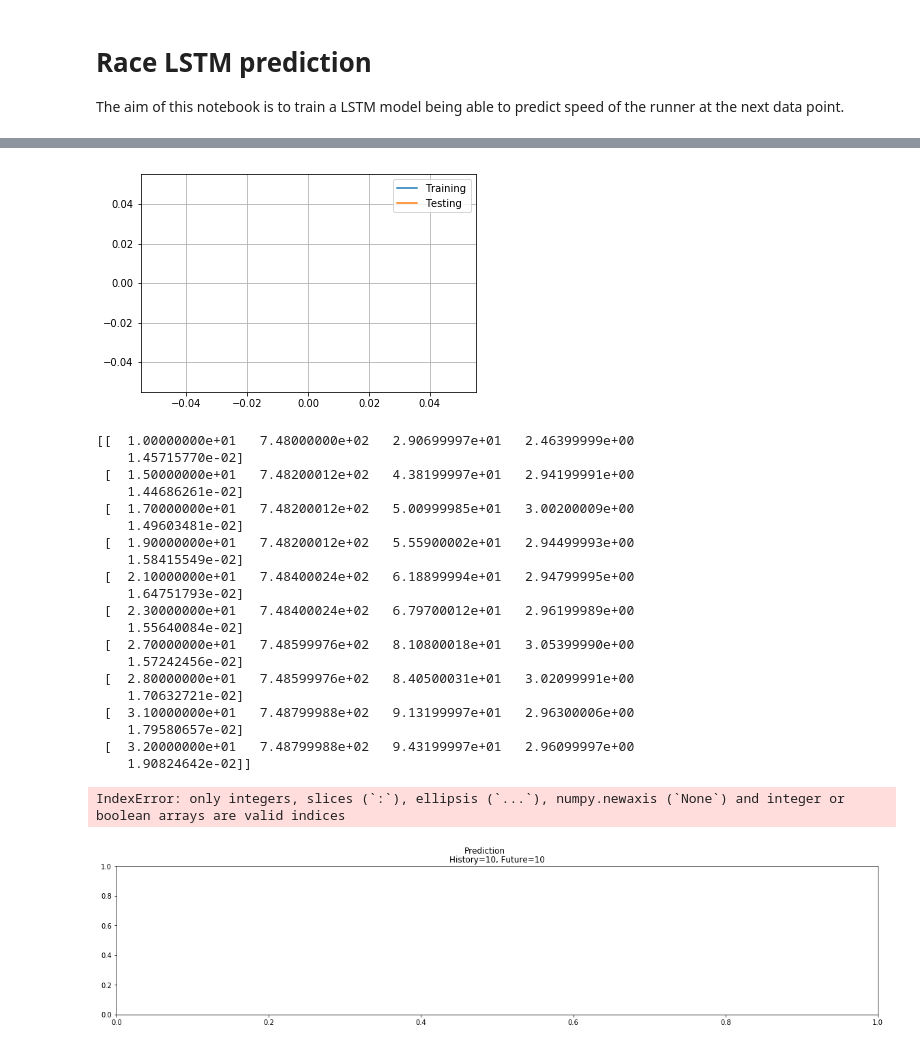
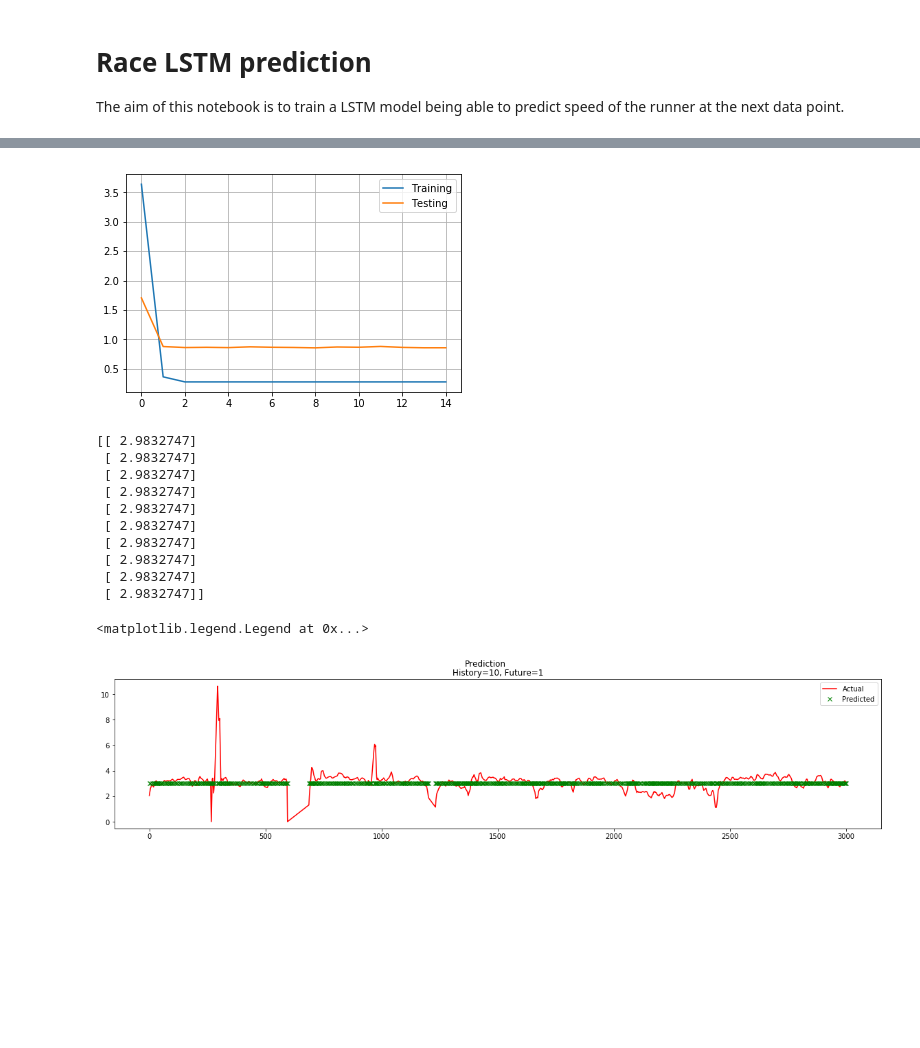
Before and after one commit to axelfahy/RacePrediction, a Jupyter notebook: src/RaceLSTM.ipynb, the cells around one changed output, grey strips where cells are left out. Drawn from its saved outputs; the diff is of its cells as text; code cells hidden in the pictures; blank space fills up the shorter version.

```diff
--- a/src/RaceLSTM.ipynb
+++ b/src/RaceLSTM.ipynb
@@ -84,7 +86,8 @@ NB_TEST = 2
 # Shuffle data or not ?
 SHUFFLE = False
 
-dataset = datasets_all
+# Remove NaN values in dataset
+dataset = [i.dropna() for i in datasets_all]
 
 seq = []
 next_speed = []
@@ -138,10 +141,18 @@ Race=6 (823 samples) (test)
 BATCH_SIZE = 1
 LEARNING_RATE = 0.01
 NB_EPOCHS = 15
+# Normalization or not ?
+NORM = False
 
 # Create and fit the LSTM network
 model = Sequential()
-model.add(LSTM(4, input_shape=(10, 5)))
+
+if NORM:
+    model.add(BatchNormalization(input_shape=(10,5)))
+    model.add(LSTM(4))
+else:
+    model.add(LSTM(4, input_shape=(10, 5)))
+
 model.add(Dense(1))
 #model.compile(loss='mean_squared_error', optimizer=RMSprop(lr=LEARNING_RATE), metrics=['accuracy'])
 model.compile(loss='mean_squared_error', optimizer='adam')
@@ -186,50 +197,40 @@ plt.plot(history.history['val_loss'], label='Testing')
 plt.legend()
 plt.grid()
 # %% [output]
-[figure, old version]
+[figure, new version]
 # %%
 # Plot one race with its prediction
-RACE_NUMBER = 29
-SPEED_COLUMN = 3
-nb_sample = len(dataset[RACE_NUMBER])
+RACE_NUMBER = NB_TRAINING # First race of testing set
+# Actual values
+actual = dataset[RACE_NUMBER]
 # Predict the future values
-predictY = model.predict(testX[-nb_sample:])
-print(testX[-nb_sample:][SPEED_COLUMN])
+# testX contains all the testing races, we need to extract data from the first race
+predictY = model.predict(testX[:len(actual)])
+print(predictY[:10])
 
 # Plot the results
 plt.figure(figsize=(20,4))
 plt.suptitle('Prediction')
-plt.title('History='+str(NB_POINTS)+', Future='+str(NB_POINTS))
+plt.title('History='+str(NB_POINTS)+', Future='+str(1))
 
-# The data is shiffted of NB_POINTS values, it is due to the fact
-# that the 1st value is predicted from the NB_POINTS previous values.
-# Therefore, we have to remove from the plot the first NB_POINTS values of the training set.
-plt.plot(testX[-nb_sample:][SPEED_COLUMN], 'r-', label='Actual')
-plt.plot(predictY[SPEED_COLUMN], 'gx', label='Predicted')
+# Plot the actual values
+plt.plot(actual['time'], actual['speed'], 'r-', label='Actual')
+# Plot the predictions
+plt.plot(actual['time'], predictY, 'gx', label='Predicted')
 plt.legend()
 # %% [output]
-[[  1.00000000e+01   7.48000000e+02   2.90699997e+01   2.46399999e+00
-    1.45715770e-02]
- [  1.50000000e+01   7.48200012e+02   4.38199997e+01   2.94199991e+00
-    1.44686261e-02]
- [  1.70000000e+01   7.48200012e+02   5.00999985e+01   3.00200009e+00
-    1.49603481e-02]
- [  1.90000000e+01   7.48200012e+02   5.55900002e+01   2.94499993e+00
-    1.58415549e-02]
- [  2.10000000e+01   7.48400024e+02   6.18899994e+01   2.94799995e+00
-    1.64751793e-02]
- [  2.30000000e+01   7.48400024e+02   6.79700012e+01   2.96199989e+00
-    1.55640084e-02]
- [  2.70000000e+01   7.48599976e+02   8.10800018e+01   3.05399990e+00
-    1.57242456e-02]
- [  2.80000000e+01   7.48599976e+02   8.40500031e+01   3.02099991e+00
-    1.70632721e-02]
- [  3.10000000e+01   7.48799988e+02   9.13199997e+01   2.96300006e+00
-    1.79580657e-02]
- [  3.20000000e+01   7.48799988e+02   9.43199997e+01   2.96099997e+00
-    1.90824642e-02]]
+[[ 2.9832747]
+ [ 2.9832747]
+ [ 2.9832747]
+ [ 2.9832747]
+ [ 2.9832747]
+ [ 2.9832747]
+ [ 2.9832747]
+ [ 2.9832747]
+ [ 2.9832747]
+ [ 2.9832747]]
-IndexError: only integers, slices (`:`), ellipsis (`...`), numpy.newaxis (`None`) and integer or boolean arrays are valid indices
+<matplotlib.legend.Legend at 0x...>
-[figure, old version]
+[figure, new version]
 # %%
 # Information about software version
 %load_ext version_information
```
Also changed, not shown: parts of 5 cells of this notebook.
